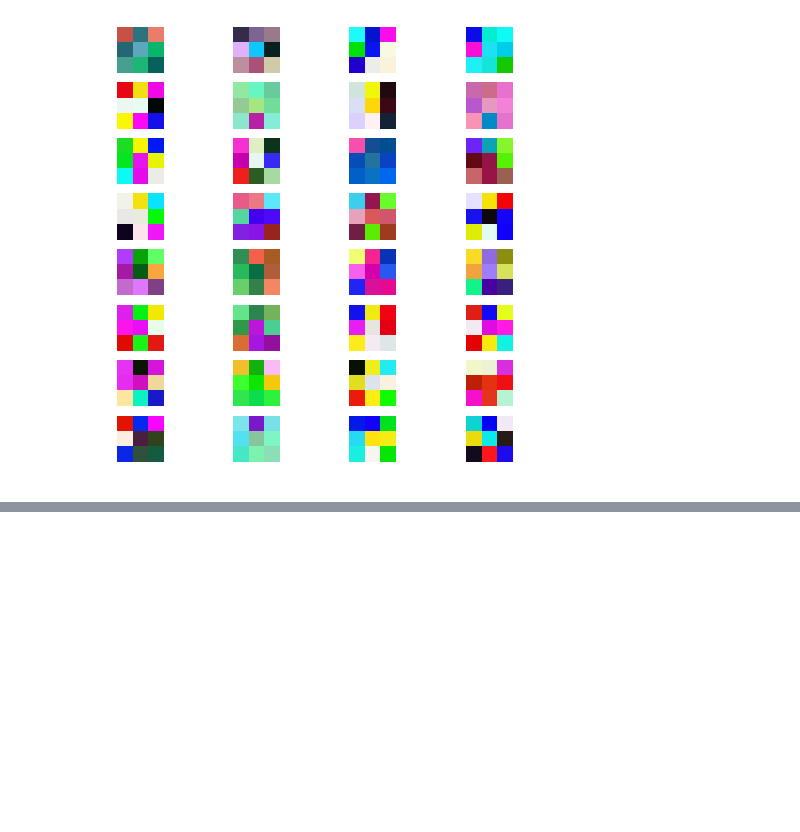
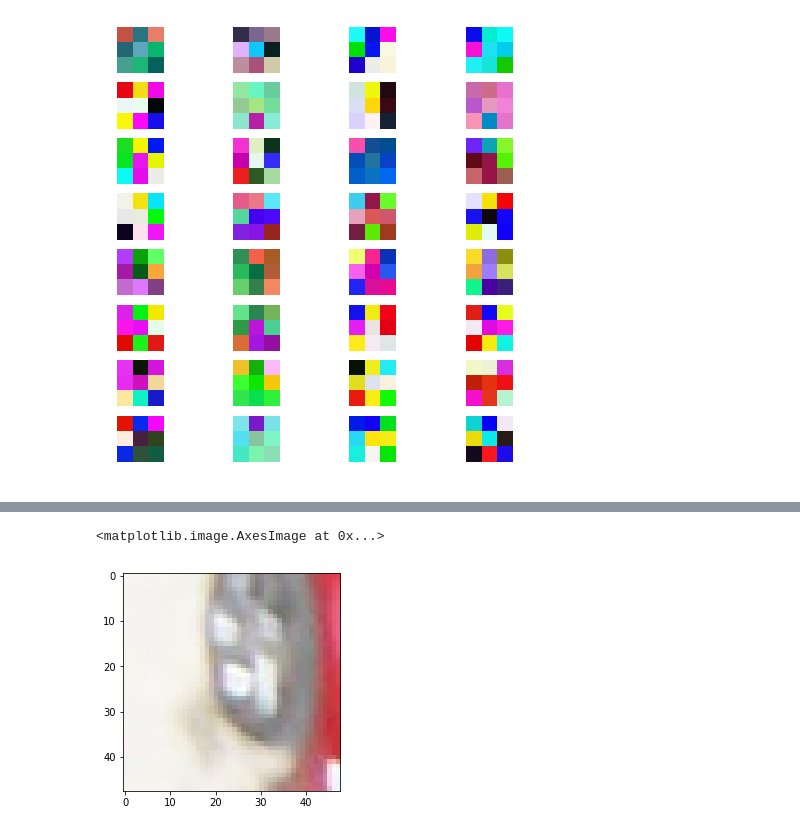
Before and after one commit to dorianHe/visualizing_what_CNN_learns, a Jupyter notebook: test_visualization.ipynb, the cells around one changed output, grey strips where cells are left out. Drawn from its saved outputs; the diff is of its cells as text; code cells hidden in the pictures; blank space fills up the shorter version.

```diff
--- a/test_visualization.ipynb
+++ b/test_visualization.ipynb
@@ -199,0 +202,6 @@ output of current layer:  (3998, 5998, 32)
+# %%
+example_cropped_image = example_image[2200:2248,5200:5248]
+plt.imshow(example_cropped_image)
+# %% [output]
+<matplotlib.image.AxesImage at 0x...>
+[figure, added]
```
Also changed, not shown: parts of 8 cells of this notebook.
